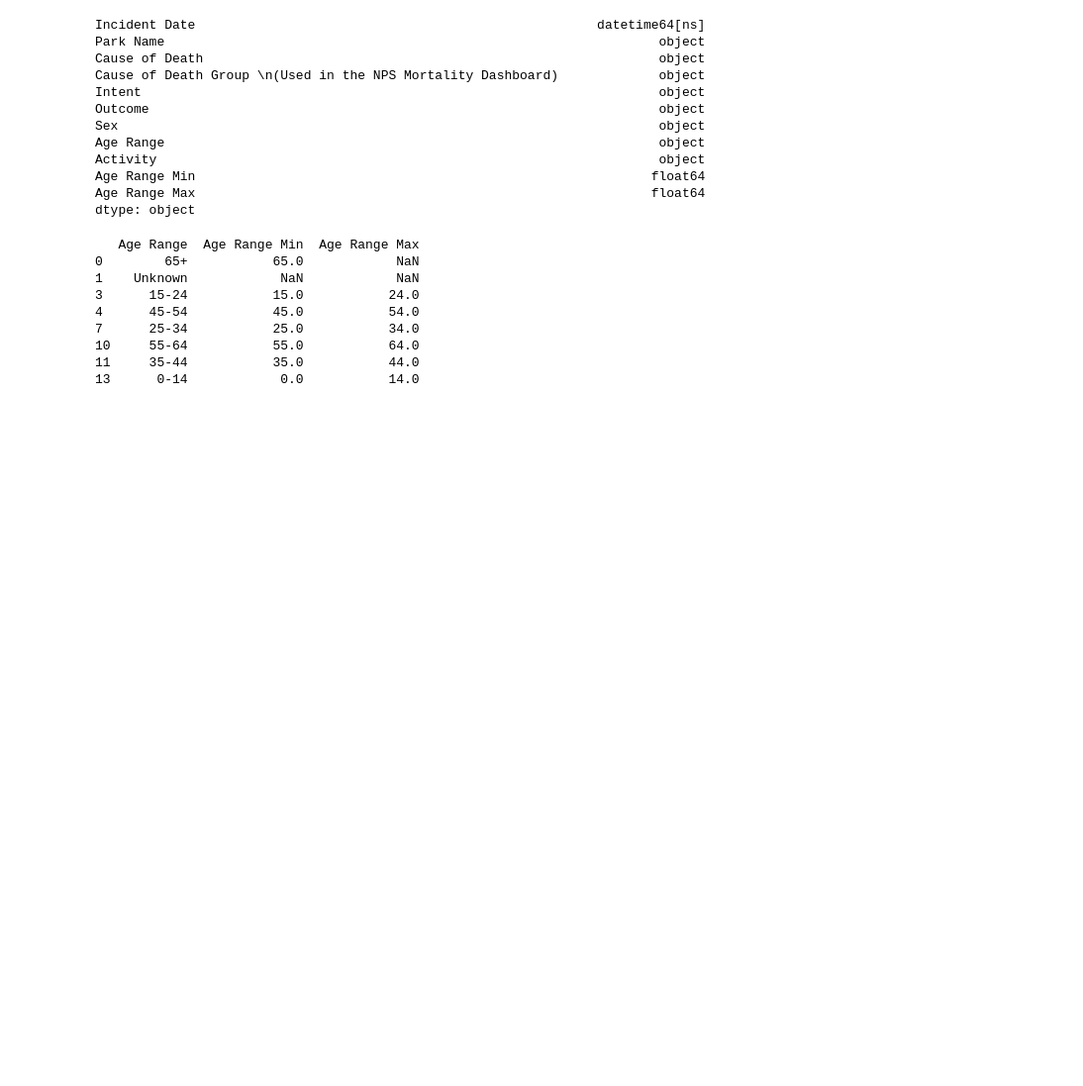
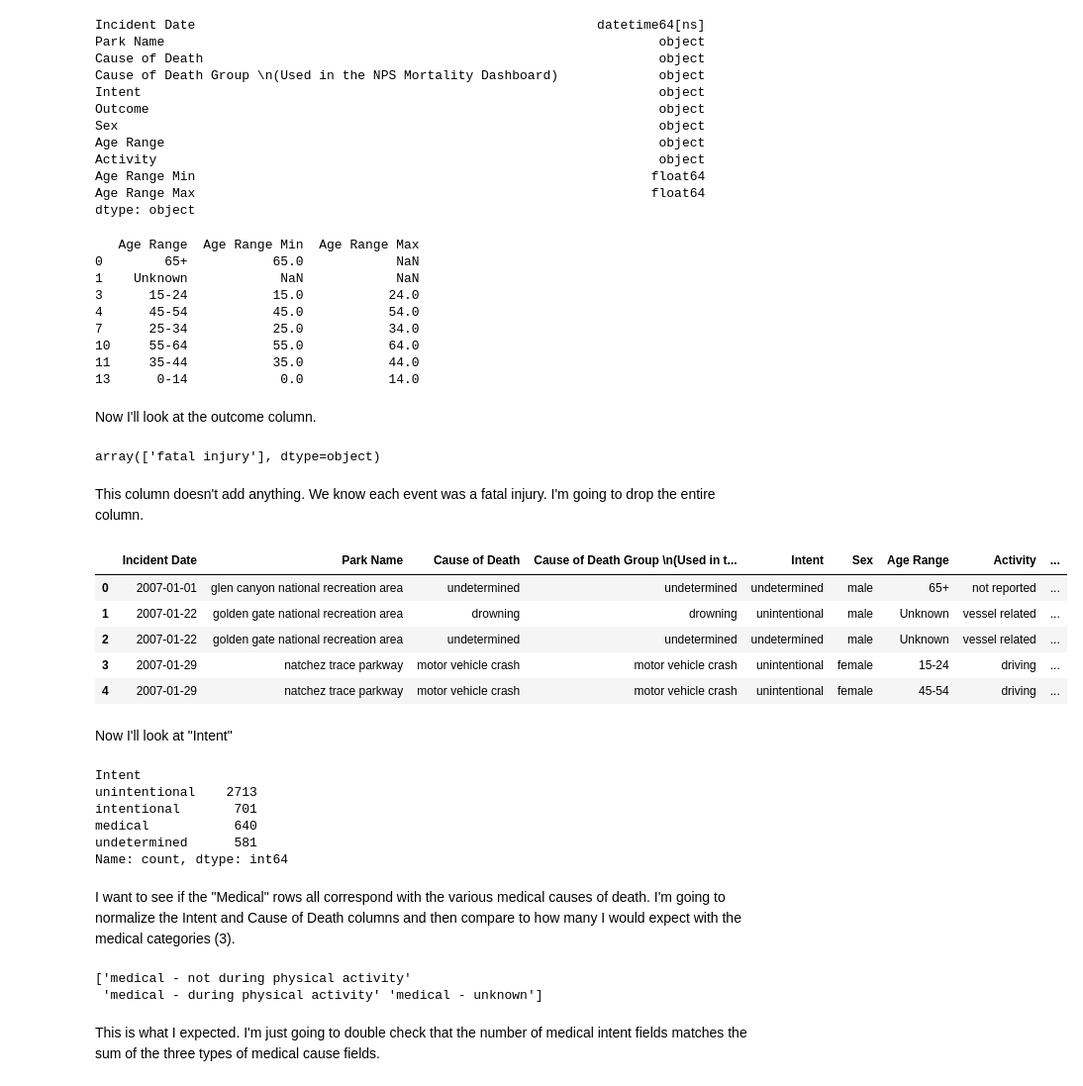
Before and after one commit to jeccalong/NPS_Mortality_Analysis, a Jupyter notebook: Notebooks/aquisitionAndCleaning.ipynb, the cells around one changed output. Shown at 99% size. Saved outputs shown, nothing was run; the diff lists cells and outputs as text; code cells hidden in the pictures; blank space fills up the shorter version.

```diff
--- a/Notebooks/aquisitionAndCleaning.ipynb
+++ b/Notebooks/aquisitionAndCleaning.ipynb
@@ -247,3 +247,48 @@ print(df[["Age Range","Age Range Min","Age Range Max"]].drop_duplicates())
 10     55-64           55.0           64.0
 11     35-44           35.0           44.0
 13      0-14            0.0           14.0
+# %% [markdown]
+Now I'll look at the outcome column.
+# %%
+df["Outcome"].unique()
+# %% [output]
+array(['fatal injury'], dtype=object)
+# %% [markdown]
+This column doesn't add anything. We know each event was a fatal injury. I'm going to drop the entire column.
+# %%
+df.drop("Outcome", axis=1, inplace=True)
+# %%
+df.head()
+# %% [output]
+|  | Incident Date | Park Name | Cause of Death | Cause of Death Group \n(Used in t... | Intent | Sex | Age Range | Activity | ... |
+| 0 | 2007-01-01 | glen canyon national recreation area | undetermined | undetermined | undetermined | male | 65+ | not reported | ... |
+| 1 | 2007-01-22 | golden gate national recreation area | drowning | drowning | unintentional | male | Unknown | vessel related | ... |
+| 2 | 2007-01-22 | golden gate national recreation area | undetermined | undetermined | undetermined | male | Unknown | vessel related | ... |
+| 3 | 2007-01-29 | natchez trace parkway | motor vehicle crash | motor vehicle crash | unintentional | female | 15-24 | driving | ... |
+| 4 | 2007-01-29 | natchez trace parkway | motor vehicle crash | motor vehicle crash | unintentional | female | 45-54 | driving | ... |
+# %% [markdown]
+Now I'll look at "Intent"
+# %%
+df["Intent"].value_counts()
+# %% [output]
+Intent
+unintentional    2713
+intentional       701
+medical           640
+undetermined      581
+Name: count, dtype: int64
+# %% [markdown]
+I want to see if the "Medical" rows all correspond with the various medical causes of death. I'm going to normalize the Intent and Cause of Death columns and then compare to how many I would expect with the medical categories (3).
+# %%
+#See what causes appear under Intent == "Medical"
+medical_causes_found = (
+    df.loc[df["Intent"] == "medical", "Cause of Death"]
+      .dropna()
+      .unique()
+)
+print(medical_causes_found)
+# %% [output]
+['medical - not during physical activity'
+ 'medical - during physical activity' 'medical - unknown']
+# %% [markdown]
+This is what I expected. I'm just going to double check that the number of medical intent fields matches the sum of the three types of medical cause fields.
```
Also changed, not shown: parts of 2 cells of this notebook.
